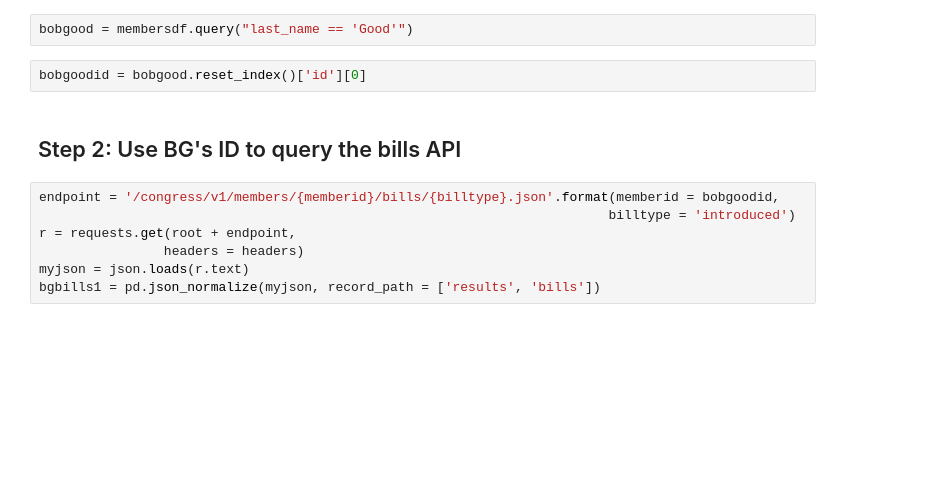
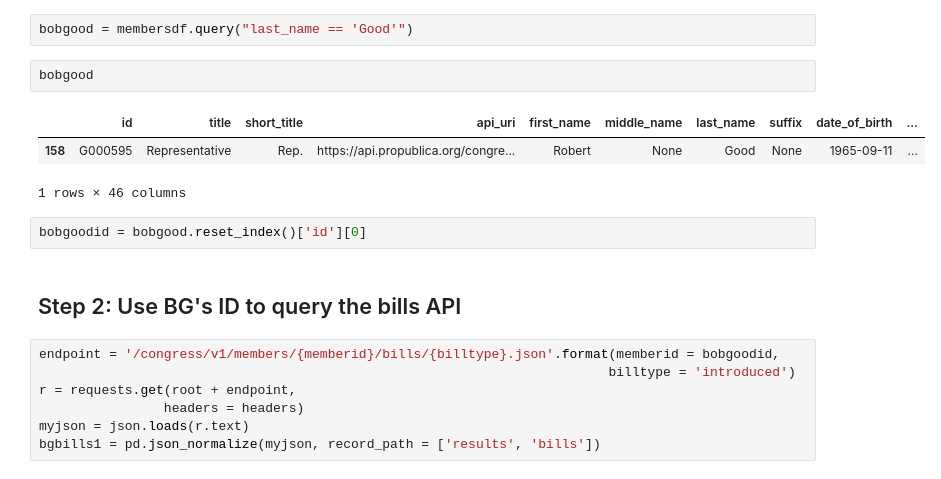
Before and after one commit to jkropko/contrans, a Jupyter notebook: app/bills.ipynb, the cells around one changed output. Drawn from its saved outputs; the diff is of its cells as text; blank space fills up the shorter version.

```diff
--- a/app/bills.ipynb
+++ b/app/bills.ipynb
@@ -55,5 +56,11 @@ membersdf.head(3).T
 # %%
 bobgood = membersdf.query("last_name == 'Good'")
+# %%
+bobgood
+# %% [output]
+|  | id | title | short_title | api_uri | first_name | middle_name | last_name | suffix | date_of_birth | ... |
+| 158 | G000595 | Representative | Rep. | https://api.propublica.org/congre... | Robert | None | Good | None | 1965-09-11 | ... |
+1 rows × 46 columns
 # %%
 bobgoodid = bobgood.reset_index()['id'][0]
 # %% [markdown]
```
Also changed, not shown: parts of 11 cells of this notebook.
